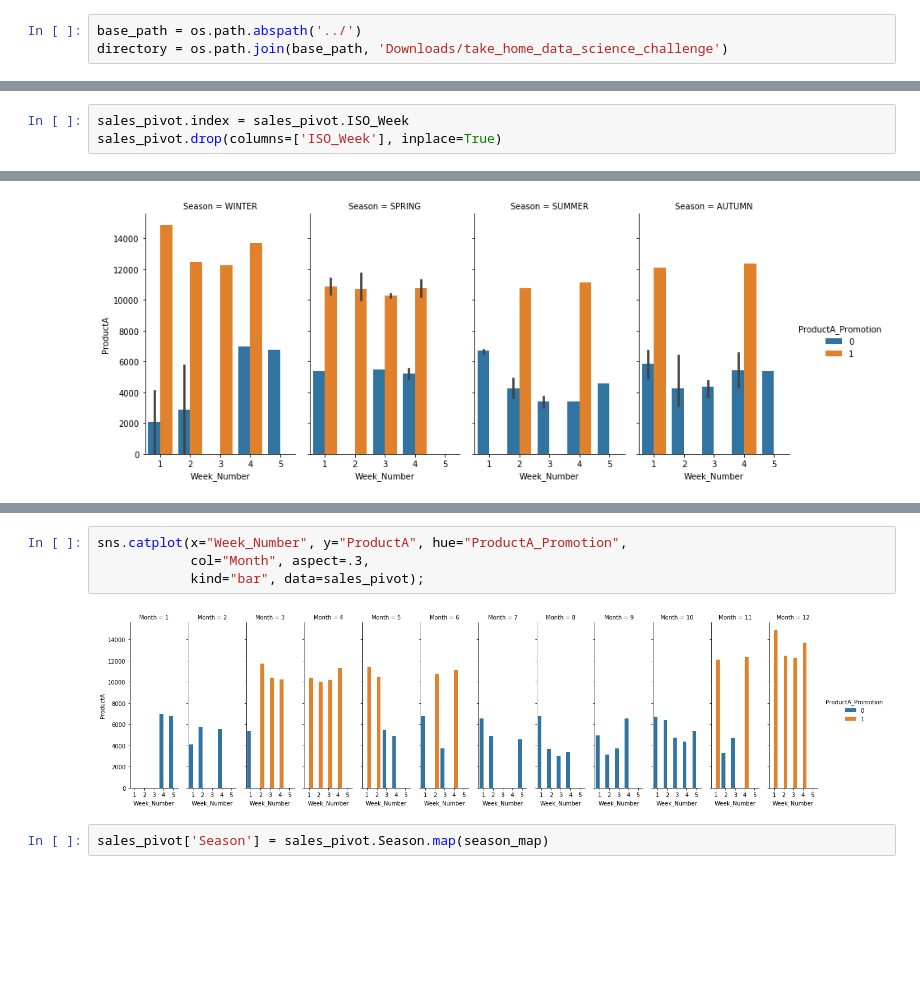
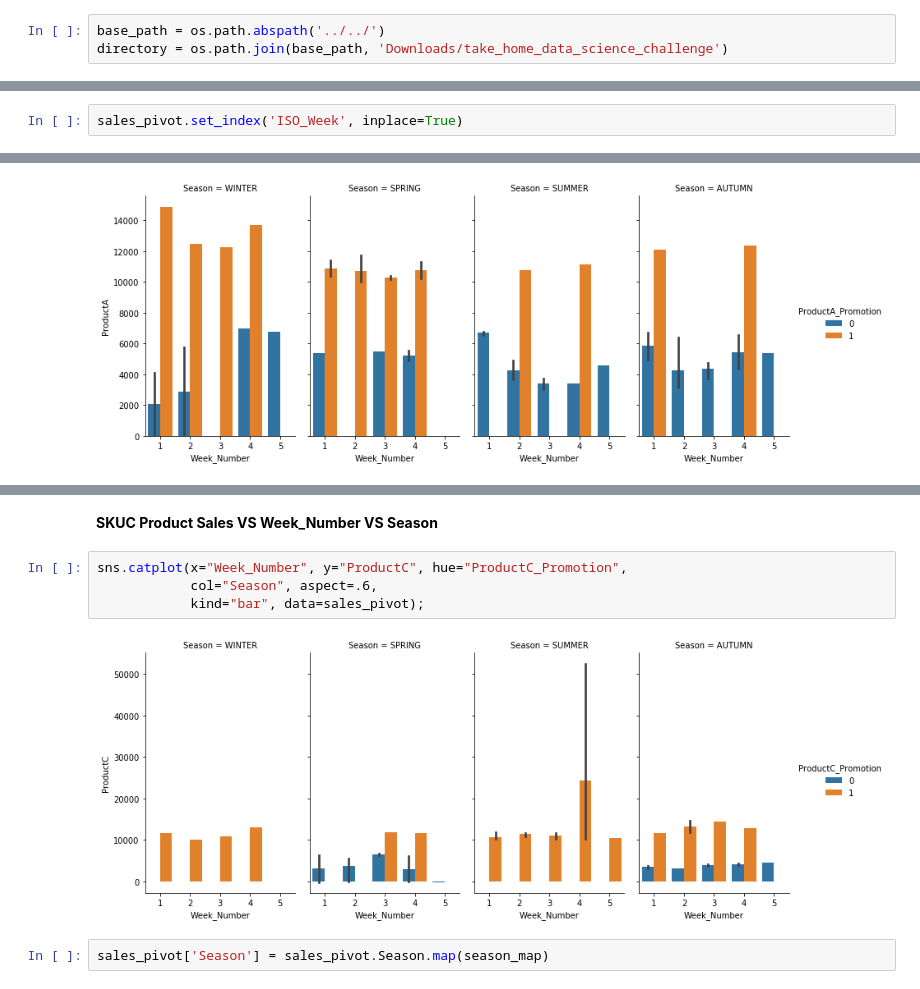
Before and after one commit to sauravjoshi/Timeseries-Forecasting, a Jupyter notebook: Case_Study_EY-Optimized.ipynb, the cells around one changed output, grey strips where cells are left out. Cells and saved outputs as stored; diff of their text form; blank space fills up the shorter version.

```diff
--- a/Case_Study_EY-Optimized.ipynb
+++ b/Case_Study_EY-Optimized.ipynb
@@ -8,6 +12,6 @@ import seaborn as sns
 %matplotlib inline
 # %%
-base_path = os.path.abspath('../')
+base_path = os.path.abspath('../../')
 directory = os.path.join(base_path, 'Downloads/take_home_data_science_challenge')
 # %%
 sales = pd.read_excel(os.path.join(directory, 'case_study.xlsx'), index_col='ISO_Week', parse_dates=True)
@@ -56,8 +64,7 @@ sales_pivot['Week_Number'] = sales_pivot.Week_Number.apply(lambda x: math.ceil(x
 sales_pivot['Week_Sequence'] = pd.to_numeric(sales_pivot['ISO_Week'].dt.week)
 sales_pivot['Month'] = pd.to_numeric(sales_pivot['ISO_Week'].dt.month)
 # %%
-sales_pivot.index = sales_pivot.ISO_Week
-sales_pivot.drop(columns=['ISO_Week'], inplace=True)
+sales_pivot.set_index('ISO_Week', inplace=True)
 # %%
 sales_pivot['ProductA_Promotion'] = sales_pivot.ProductA.apply(lambda x: x>10000)
 sales_pivot['ProductC_Promotion'] = sales_pivot.ProductC.apply(lambda x: x>10000)
@@ -95,8 +187,10 @@ sns.catplot(x="Week_Number", y="ProductA", hue="ProductA_Promotion",
+# %% [markdown]
+**SKUC Product Sales VS Week_Number VS Season**
 # %%
-sns.catplot(x="Week_Number", y="ProductA", hue="ProductA_Promotion",
-            col="Month", aspect=.3,
+sns.catplot(x="Week_Number", y="ProductC", hue="ProductC_Promotion",
+            col="Season", aspect=.6,
             kind="bar", data=sales_pivot);
 # %% [output]
-[figure, old version]
+[figure, new version]
 # %%
 sales_pivot['Season'] = sales_pivot.Season.map(season_map)
```
Also changed, not shown: parts of 49 cells of this notebook.
